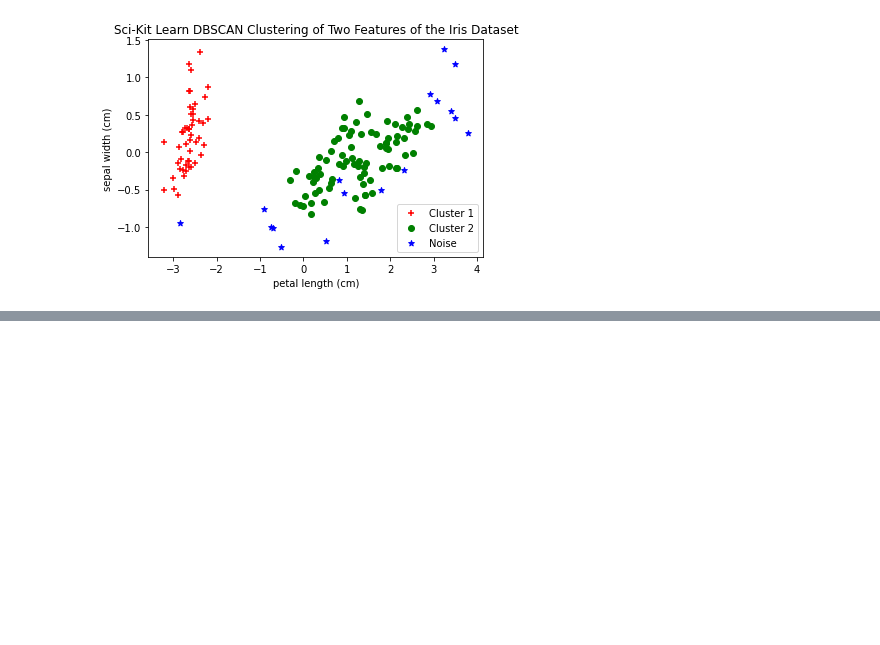
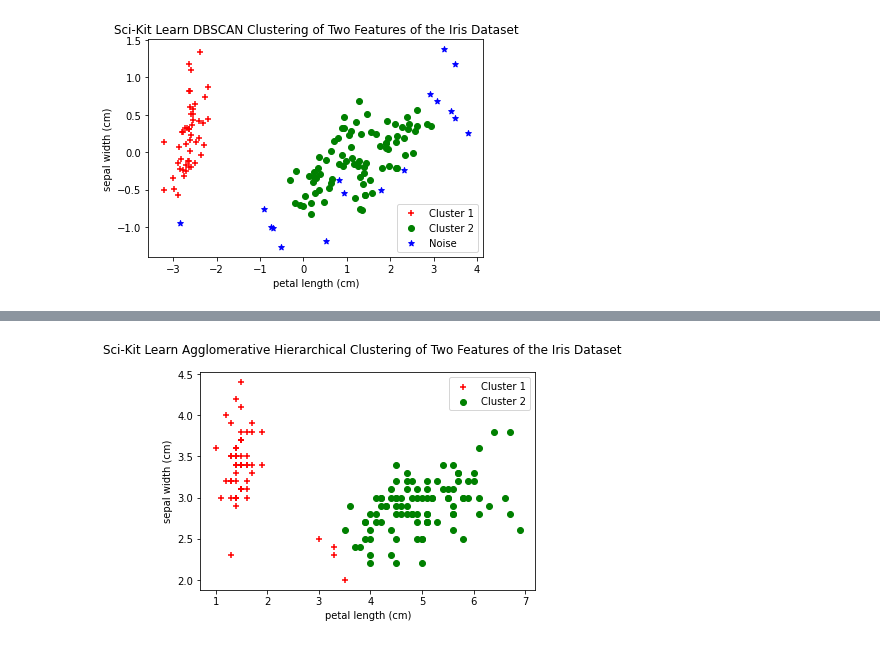
Before and after one commit to FlyN-Nick/introToML, a Jupyter notebook: New Jupyter Notebooks/Clustering.ipynb, the cells around one changed output, grey strips where cells are left out. Saved outputs shown, nothing was run; the diff lists cells and outputs as text; code cells hidden in the pictures; blank space fills up the shorter version.

```diff
--- a/New Jupyter Notebooks/Clustering.ipynb
+++ b/New Jupyter Notebooks/Clustering.ipynb
@@ -598,0 +615,29 @@ def agglomerative_hierarchical_clustering(datapoints):
+# %%
+# https://scikit-learn.org/stable/modules/generated/sklearn.cluster.AgglomerativeClustering.html#sklearn.cluster.AgglomerativeClustering
+from sklearn.cluster import AgglomerativeClustering
+pairs = iris.data[:, [x_feature, y_feature]].tolist() # format data
+sklearn_agglomerative_clustering = AgglomerativeClustering() # create model
+sklearn_agglomerative_clustering.fit(pairs) # fit model to data
+
+# setup graphs
+fig = plt.figure() # create graph
+fig.suptitle('Sci-Kit Learn Agglomerative Hierarchical Clustering of Two Features of the Iris Dataset') # set title
+# set axis labels
+plt.xlabel(iris.feature_names[x_feature])
+plt.ylabel(iris.feature_names[y_feature])
+
+# get clusters from algorithm and scatter
+cluster_one = []
+cluster_two = []
+for i in range(len(pairs)):
+    if sklearn_kmeans.labels_[i] == 0:
+        cluster_one.append(pairs[i])
+    else:
+        cluster_two.append(pairs[i])
+
+c1 = plt.scatter([x[0] for x in cluster_one], [x[1] for x in cluster_one], c='r', marker='+')
+c2 = plt.scatter([x[0] for x in cluster_two], [x[1] for x in cluster_two], c='g', marker='o')
+plt.legend([c1, c2], ['Cluster 1', 'Cluster 2'])
+plt.show()
+# %% [output]
+[figure, added]
```
Also changed, not shown: parts of 7 cells of this notebook.
